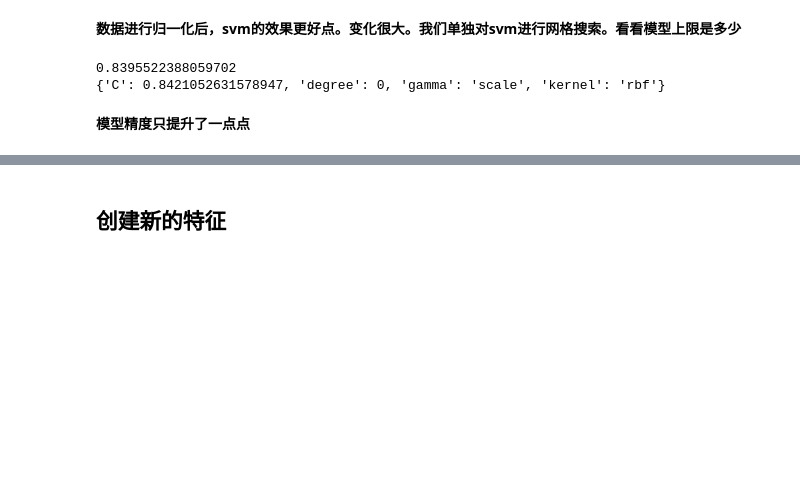
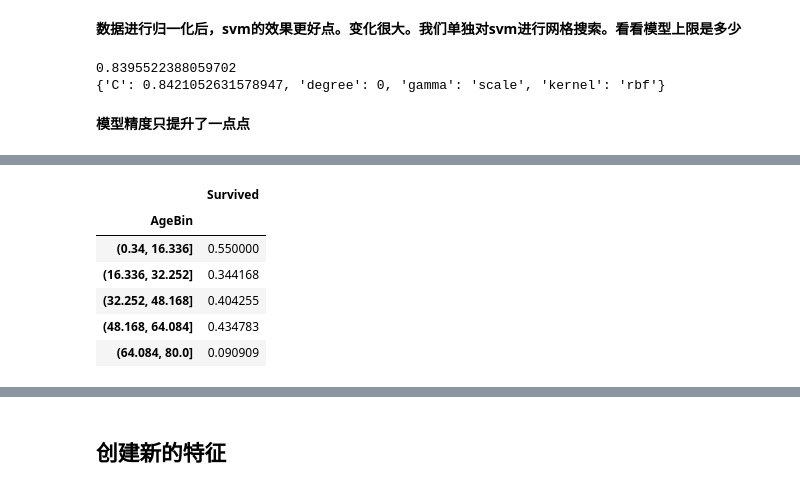
Before and after one commit to Miki123-gif/Competition-Training, a Jupyter notebook: 参照特征工程入门这本书.ipynb, the cells around one changed output, grey strips where cells are left out. Drawn from its saved outputs; the diff is of its cells as text; code cells hidden in the pictures; blank space fills up the shorter version.

```diff
--- a/参照特征工程入门这本书.ipynb
+++ b/参照特征工程入门这本书.ipynb
@@ -615,0 +689,10 @@ print(grid_search.best_params_)
+# %%
+train3[['Survived', 'AgeBin']].groupby('AgeBin').mean()
+# %% [output]
+|  | Survived |
+| AgeBin |  |
+| (0.34, 16.336] | 0.550000 |
+| (16.336, 32.252] | 0.344168 |
+| (32.252, 48.168] | 0.404255 |
+| (48.168, 64.084] | 0.434783 |
+| (64.084, 80.0] | 0.090909 |
```
Also changed, not shown: parts of 45 cells of this notebook.
